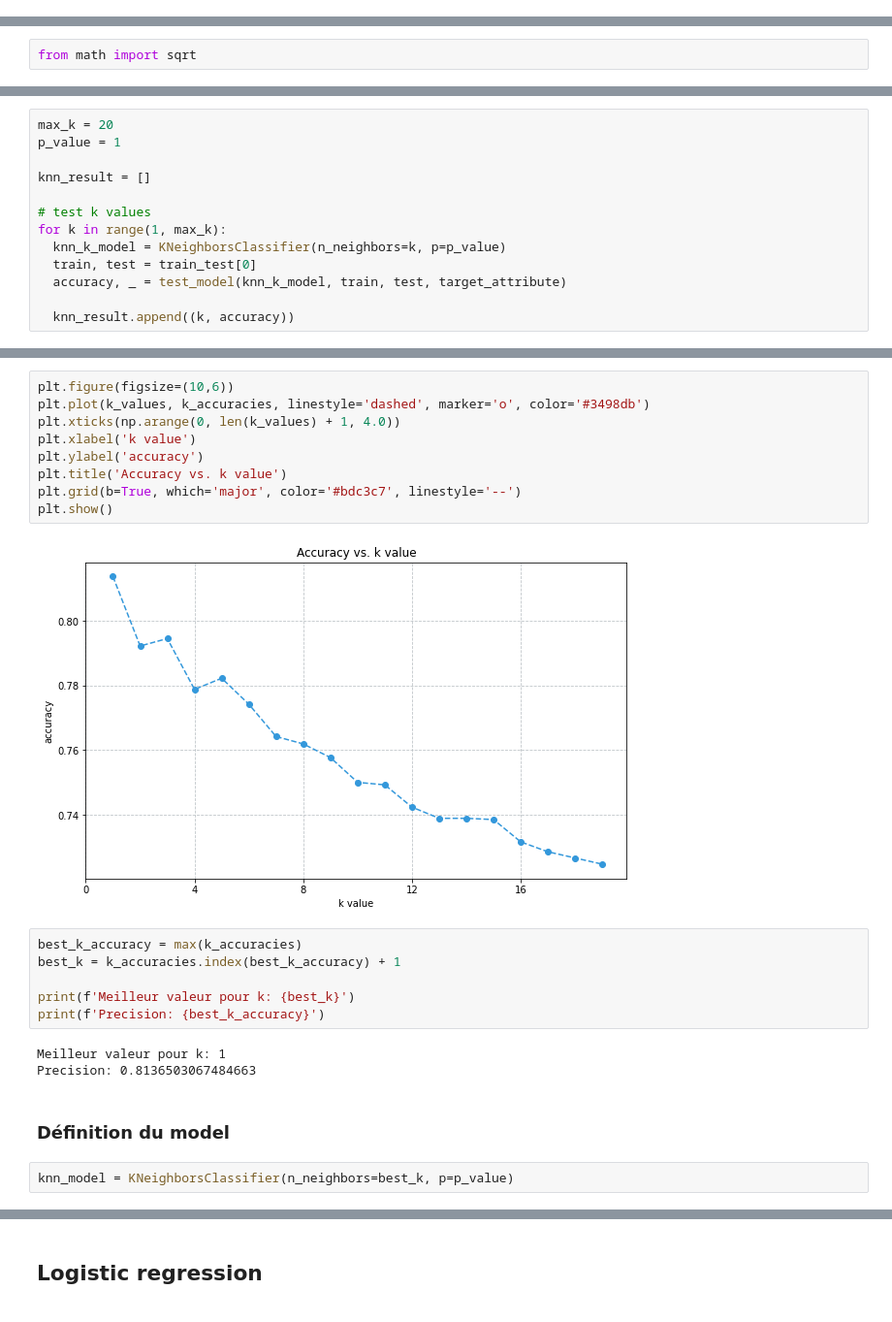
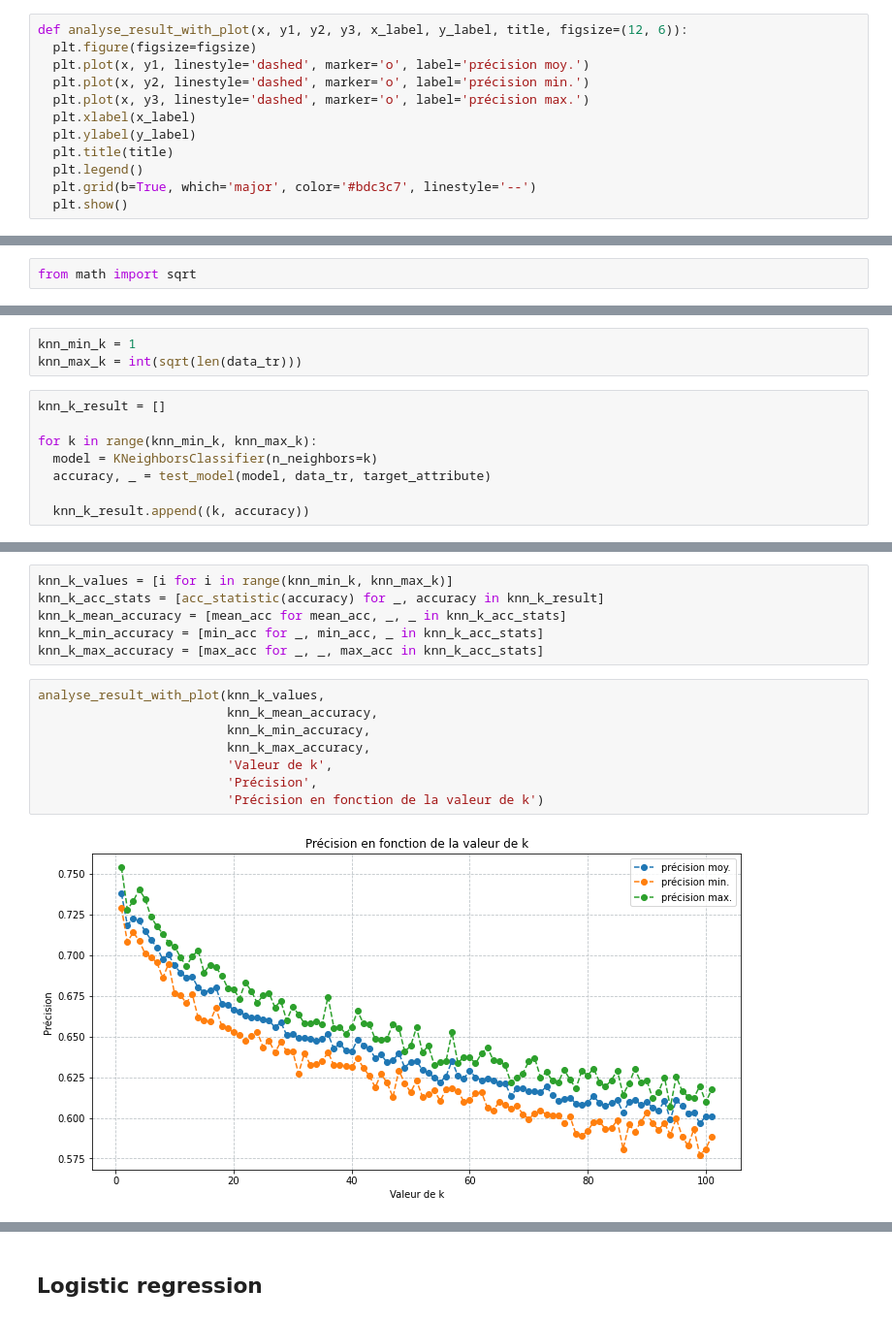
Before and after one commit to virtuel75/avila-analysis, a Jupyter notebook: notebook/avila_analysis.ipynb, the cells around one changed output, grey strips where cells are left out. Shown: that part at 97% size. Cells and saved outputs as stored; diff of their text form.

```diff
--- a/notebook/avila_analysis.ipynb
+++ b/notebook/avila_analysis.ipynb
@@ -354,0 +341,12 @@ while len(train_test) < max_train_test:
+# %%
+def analyse_result_with_plot(x, y1, y2, y3, x_label, y_label, title, figsize=(12, 6)):
+  plt.figure(figsize=figsize)
+  plt.plot(x, y1, linestyle='dashed', marker='o', label='précision moy.')
+  plt.plot(x, y2, linestyle='dashed', marker='o', label='précision min.')
+  plt.plot(x, y3, linestyle='dashed', marker='o', label='précision max.')
+  plt.xlabel(x_label)
+  plt.ylabel(y_label)
+  plt.title(title)
+  plt.legend()
+  plt.grid(b=True, which='major', color='#bdc3c7', linestyle='--')
+  plt.show()
@@ -363,13 +393,11 @@ from math import sqrt
+# %%
+knn_min_k = 1
+knn_max_k = int(sqrt(len(data_tr)))
 # %%
-max_k = 20
-p_value = 1
+knn_k_result = []
 
-knn_result = []
+for k in range(knn_min_k, knn_max_k):
+  model = KNeighborsClassifier(n_neighbors=k)
+  accuracy, _ = test_model(model, data_tr, target_attribute)
 
-# test k values
-for k in range(1, max_k):
-  knn_k_model = KNeighborsClassifier(n_neighbors=k, p=p_value)
-  train, test = train_test[0]
-  accuracy, _ = test_model(knn_k_model, train, test, target_attribute)
-
-  knn_result.append((k, accuracy))
+  knn_k_result.append((k, accuracy))
@@ -379,24 +404,16 @@ k_accuracies = [accuracy for _, accuracy in knn_result]
-# %%
-plt.figure(figsize=(10,6))
-plt.plot(k_values, k_accuracies, linestyle='dashed', marker='o', color='#3498db')
-plt.xticks(np.arange(0, len(k_values) + 1, 4.0))
-plt.xlabel('k value')
-plt.ylabel('accuracy')
-plt.title('Accuracy vs. k value')
-plt.grid(b=True, which='major', color='#bdc3c7', linestyle='--')
-plt.show()
-# %% [output]
-[figure, removed]
-# %%
-best_k_accuracy = max(k_accuracies)
-best_k = k_accuracies.index(best_k_accuracy) + 1
-
-print(f'Meilleur valeur pour k: {best_k}')
-print(f'Precision: {best_k_accuracy}')
-# %% [output]
-Meilleur valeur pour k: 1
-Precision: 0.8136503067484663
-# %% [markdown]
-### Définition du model
-# %%
-knn_model = KNeighborsClassifier(n_neighbors=best_k, p=p_value)
+# %%
+knn_k_values = [i for i in range(knn_min_k, knn_max_k)]
+knn_k_acc_stats = [acc_statistic(accuracy) for _, accuracy in knn_k_result]
+knn_k_mean_accuracy = [mean_acc for mean_acc, _, _ in knn_k_acc_stats]
+knn_k_min_accuracy = [min_acc for _, min_acc, _ in knn_k_acc_stats]
+knn_k_max_accuracy = [max_acc for _, _, max_acc in knn_k_acc_stats]
+# %%
+analyse_result_with_plot(knn_k_values,
+                         knn_k_mean_accuracy,
+                         knn_k_min_accuracy,
+                         knn_k_max_accuracy,
+                         'Valeur de k',
+                         'Précision',
+                         'Précision en fonction de la valeur de k')
+# %% [output]
+[figure, added]
```
Also changed, not shown: parts of 161 cells of this notebook.
